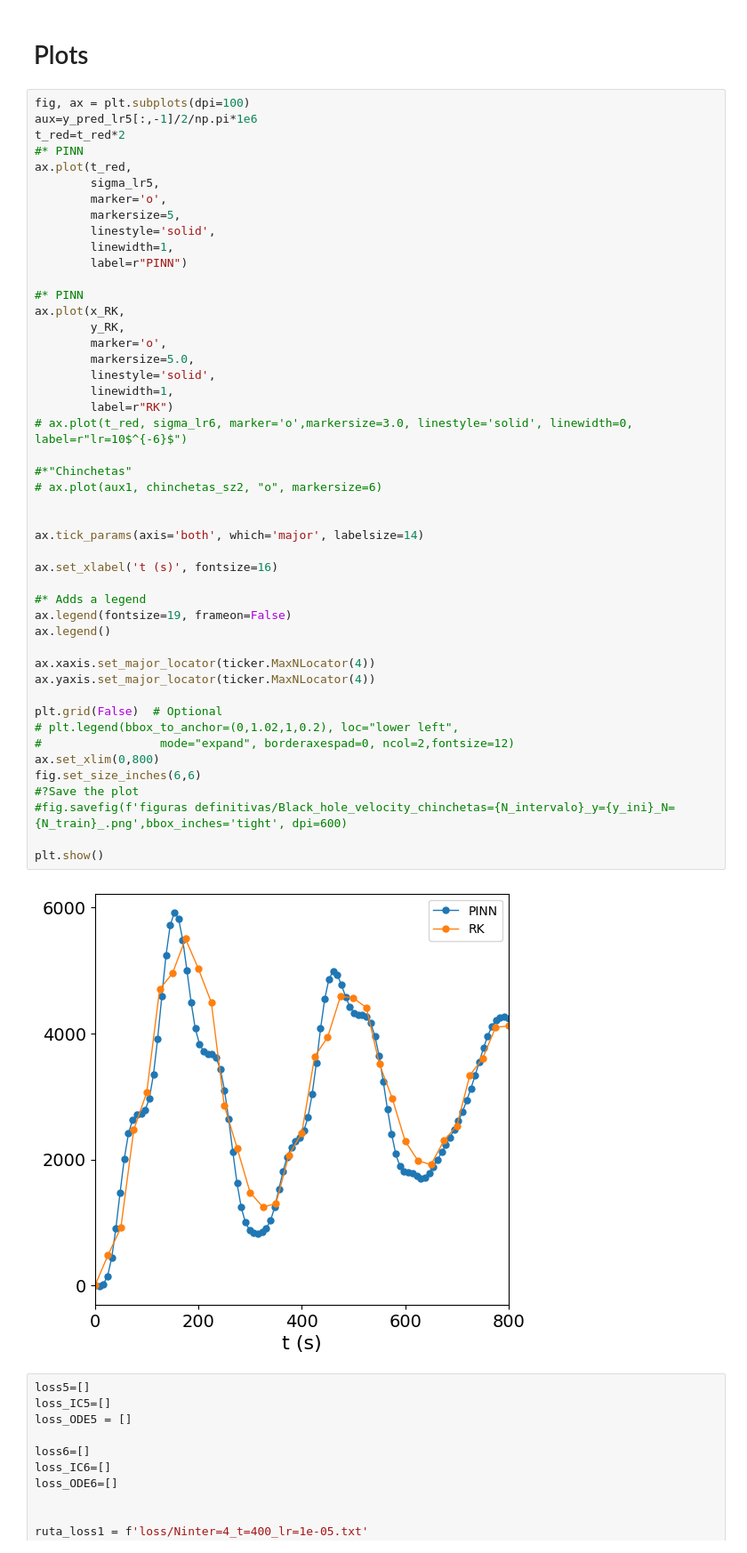
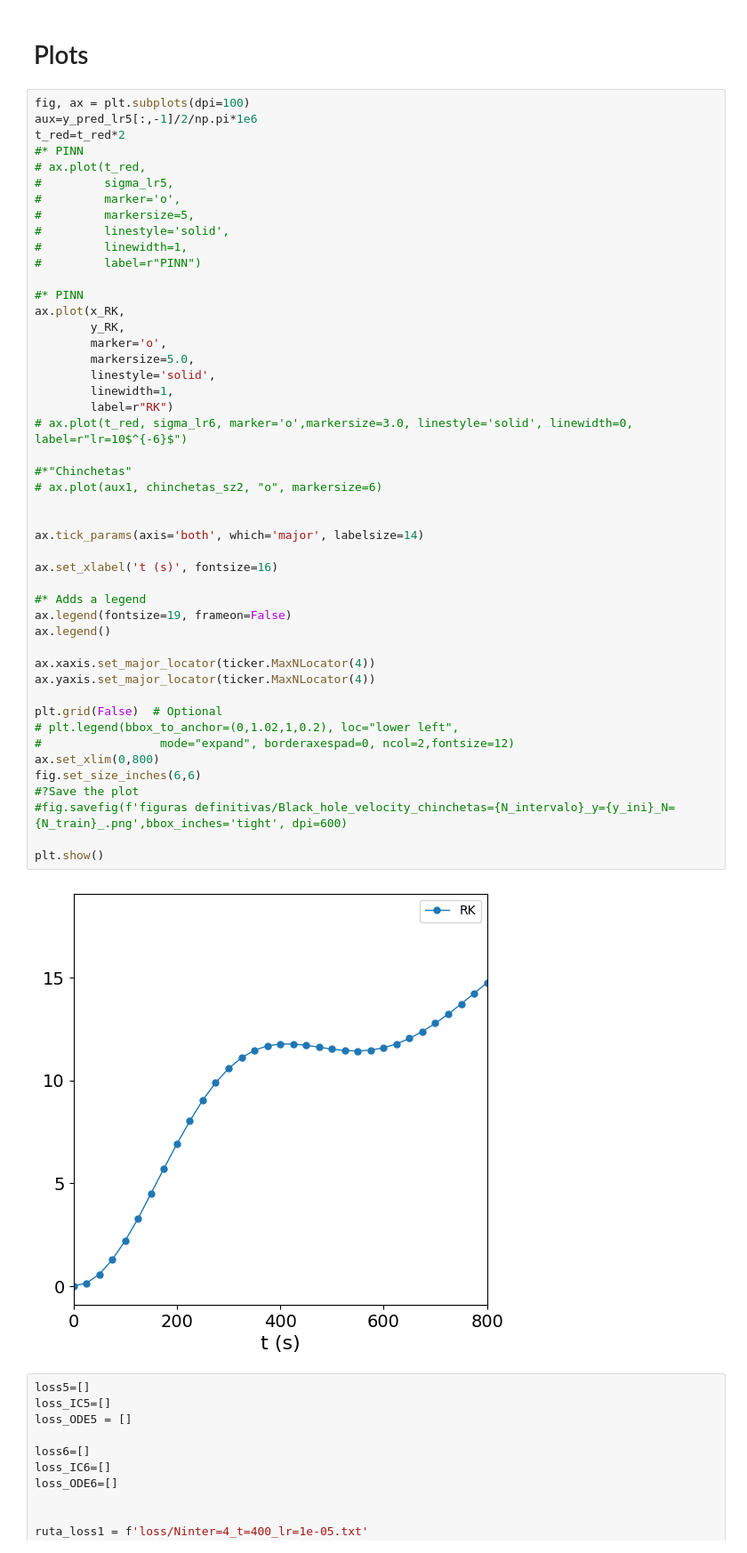
Before and after one commit to AndresMartnz/Spin, a Jupyter notebook: plot.ipynb, the cells around one changed output. Shown: that part at 89% size. Saved outputs shown, nothing was run; the diff lists cells and outputs as text.

```diff
--- a/plot.ipynb
+++ b/plot.ipynb
@@ -334,13 +327,13 @@ fig, ax = plt.subplots(dpi=100)
 aux=y_pred_lr5[:,-1]/2/np.pi*1e6
 t_red=t_red*2
 #* PINN
-ax.plot(t_red,
-        sigma_lr5,
-        marker='o',
-        markersize=5,
-        linestyle='solid',
-        linewidth=1,
-        label=r"PINN")
+# ax.plot(t_red,
+#         sigma_lr5,
+#         marker='o',
+#         markersize=5,
+#         linestyle='solid',
+#         linewidth=1,
+#         label=r"PINN")
 
 #* PINN
 ax.plot(x_RK,
@@ -350,34 +343,34 @@ ax.plot(x_RK,
         linestyle='solid',
         linewidth=1,
         label=r"RK")
 # ax.plot(t_red, sigma_lr6, marker='o',markersize=3.0, linestyle='solid', linewidth=0, label=r"lr=10$^{-6}$")
 
 #*"Chinchetas"
 # ax.plot(aux1, chinchetas_sz2, "o", markersize=6)
 
 
 ax.tick_params(axis='both', which='major', labelsize=14)
 
 ax.set_xlabel('t (s)', fontsize=16)
 
 #* Adds a legend
 ax.legend(fontsize=19, frameon=False)
 ax.legend()
 
 ax.xaxis.set_major_locator(ticker.MaxNLocator(4))
 ax.yaxis.set_major_locator(ticker.MaxNLocator(4))
 
 plt.grid(False)  # Optional
 # plt.legend(bbox_to_anchor=(0,1.02,1,0.2), loc="lower left",
 #                 mode="expand", borderaxespad=0, ncol=2,fontsize=12)
 ax.set_xlim(0,800)
 fig.set_size_inches(6,6)
 #?Save the plot
 #fig.savefig(f'figuras definitivas/Black_hole_velocity_chinchetas={N_intervalo}_y={y_ini}_N={N_train}_.png',bbox_inches='tight', dpi=600)
 
 plt.show()
 # %% [output]
-[figure, old version]
+[figure, new version]
 # %%
 loss5=[]
 loss_IC5=[]
```
Also changed, not shown: parts of 3 cells of this notebook, 14 other files.
